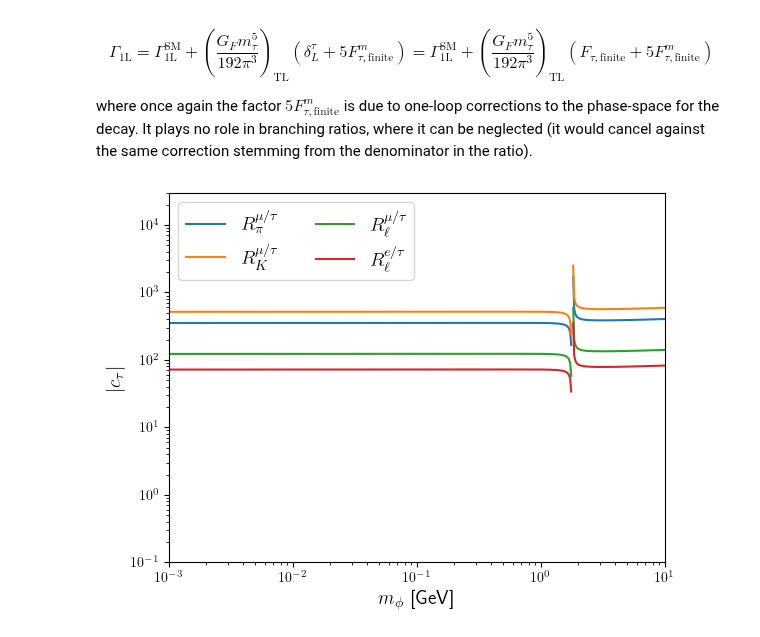
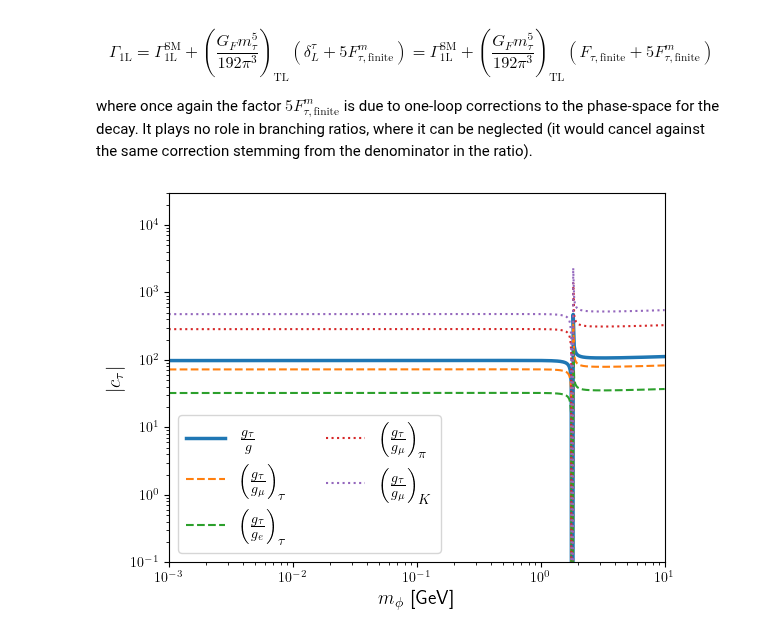
Before and after one commit to Jorge-Alda/tauALPs, a Jupyter notebook: PseudoScalar/plots.ipynb, the cells around one changed output. Saved outputs shown, nothing was run; the diff lists cells and outputs as text; code cells hidden in the pictures.

Commit message:
Plots with gtau/gl

```diff
--- a/PseudoScalar/plots.ipynb
+++ b/PseudoScalar/plots.ipynb
@@ -372,13 +340,28 @@ bound_re = [(-re_tau/(1+re_tau)*BRe*Gammatot/(Gamma_lep * Ftaufin(m).real))**0.5
+# %%
+glmu = 1.0009 - 0.0014
+gle = 1.0027 - 2*0.0014
+gpi = 0.9959 - 0.0038
+gK = 0.9855 - 0.0075
+gcombined = 1.0014939721034068 -2* 0.0012064319532496801
+# %%
+bound_glmu = [((1-aem/(2*np.pi)*(25/4-np.pi**2))*(glmu**2-1)/Ftaufin(mphi))**0.5 for mphi in mphi_list]
+bound_gle = [((1-aem/(2*np.pi)*(25/4-np.pi**2))*(gle**2-1)/Ftaufin(mphi))**0.5 for mphi in mphi_list]
+bound_gpi = [((1+0.18/100-0.57/100)*(gpi**2-1)/Ftaufin(mphi))**0.5 for mphi in mphi_list]
+bound_gK = [((1+0.97/100-0.58/100)*(gK**2-1)/Ftaufin(mphi))**0.5 for mphi in mphi_list]
+bound_gcombined = [((gcombined**2-1)/Ftaufin(mphi))**0.5 for mphi in mphi_list]
 # %%
-plt.loglog(mphi_list, bound_rmupi, label=r'$R_\pi^{\mu/\tau}$')
-plt.loglog(mphi_list, bound_rmuK, label=r'$R_K^{\mu/\tau}$')
-plt.loglog(mphi_list, bound_rmu, label=r'$R_\ell^{\mu/\tau}$')
-plt.loglog(mphi_list, bound_re, label=r'$R_\ell^{e/\tau}$')
+plt.loglog(mphi_list, bound_gcombined, label=r'$\frac{g_\tau}{g}$', lw=2.5)
+#plt.fill_between(mphi_list, bound_gcombined, 1e6, alpha=0.4, label=r'$\frac{g_\tau}{g}$', zorder=1)
+plt.loglog(mphi_list, bound_glmu, label=r'$\left(\frac{g_\tau}{g_\mu}\right)_\tau$', ls='dashed')
+#plt.fill_between(mphi_list, bound_glmu, 1e6, alpha=0.4)
+plt.loglog(mphi_list, bound_gle, label=r'$\left(\frac{g_\tau}{g_e}\right)_\tau$', ls='dashed')
+plt.loglog(mphi_list, bound_gpi, label=r'$\left(\frac{g_\tau}{g_\mu}\right)_\pi$', ls='dotted')
+plt.loglog(mphi_list, bound_gK, label=r'$\left(\frac{g_\tau}{g_\mu}\right)_K$', ls='dotted')
 plt.xlim(1e-3, 10)
 plt.ylim(1e-1, 3e4)
 plt.xlabel(r'$m_\phi$ [GeV]', fontsize=14)
 plt.ylabel(r'$|c_\tau|$', fontsize=14)
 plt.legend(fontsize=14, ncol=2)
-plt.savefig('taudecays.png')
+plt.savefig('taudecays.pdf')
 # %% [output]
-[figure, old version]
+[figure, new version]
```
Also changed, not shown: parts of 3 cells of this notebook.
